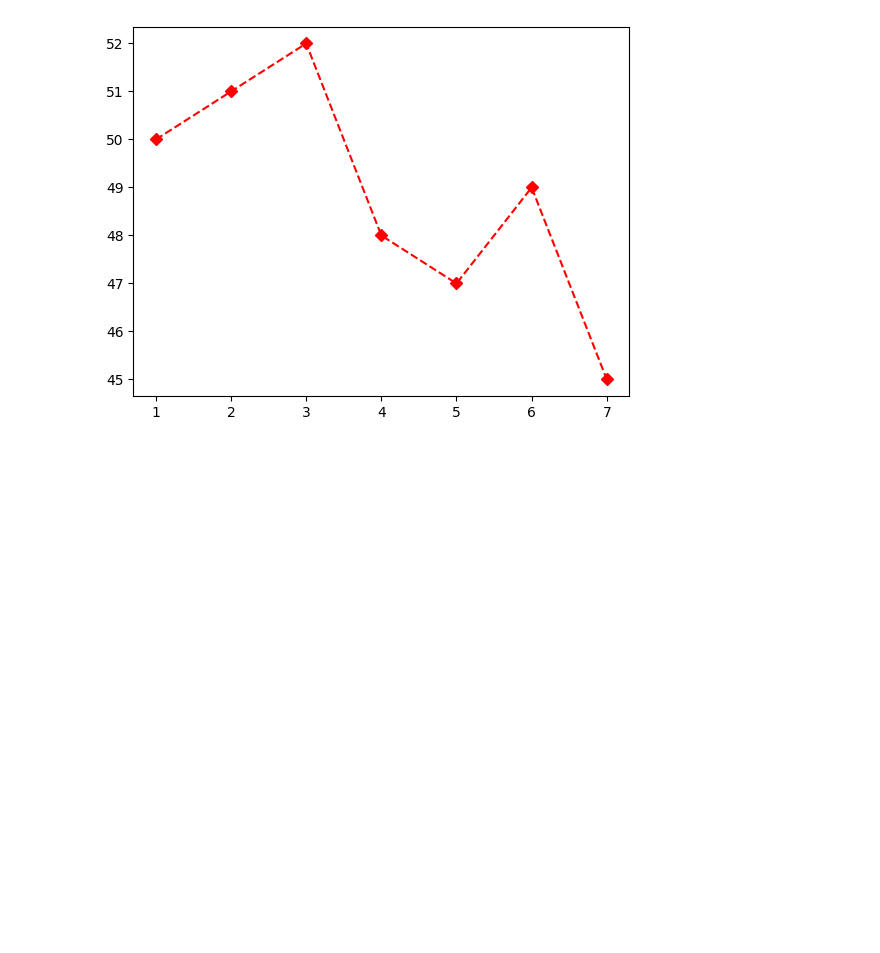
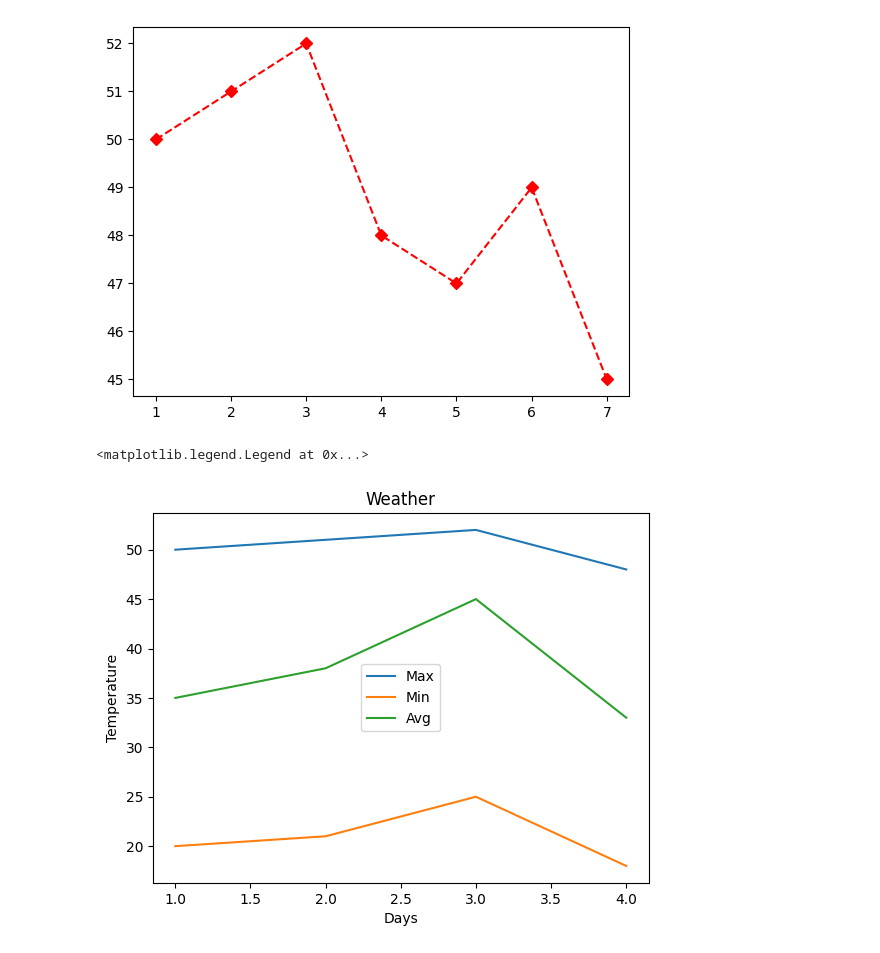
Before and after one commit to naween321/learning-ml, a Jupyter notebook: matplotlib/plot.ipynb, the cells around one changed output. Saved outputs shown, nothing was run; the diff lists cells and outputs as text; code cells hidden in the pictures; blank space fills up the shorter version.

Commit message:
add grid and legend in a plot

```diff
--- a/matplotlib/plot.ipynb
+++ b/matplotlib/plot.ipynb
@@ -27,3 +27,19 @@ plt.plot(x, y, 'rD--')
 # %% [output]
 [<matplotlib.lines.Line2D at 0x...>]
 [figure]
+# %%
+days = [1, 2, 3, 4]
+max_t = [50, 51, 52, 48]
+min_t = [20, 21, 25, 18]
+avg = [35, 38, 45, 33]
+# %%
+plt.xlabel("Days")
+plt.ylabel("Temperature")
+plt.title("Weather")
+plt.plot(days, max_t, label="Max")
+plt.plot(days, min_t, label="Min")
+plt.plot(days, avg, label="Avg")
+plt.legend(loc="best")
+# %% [output]
+<matplotlib.legend.Legend at 0x...>
+[figure, added]
```
